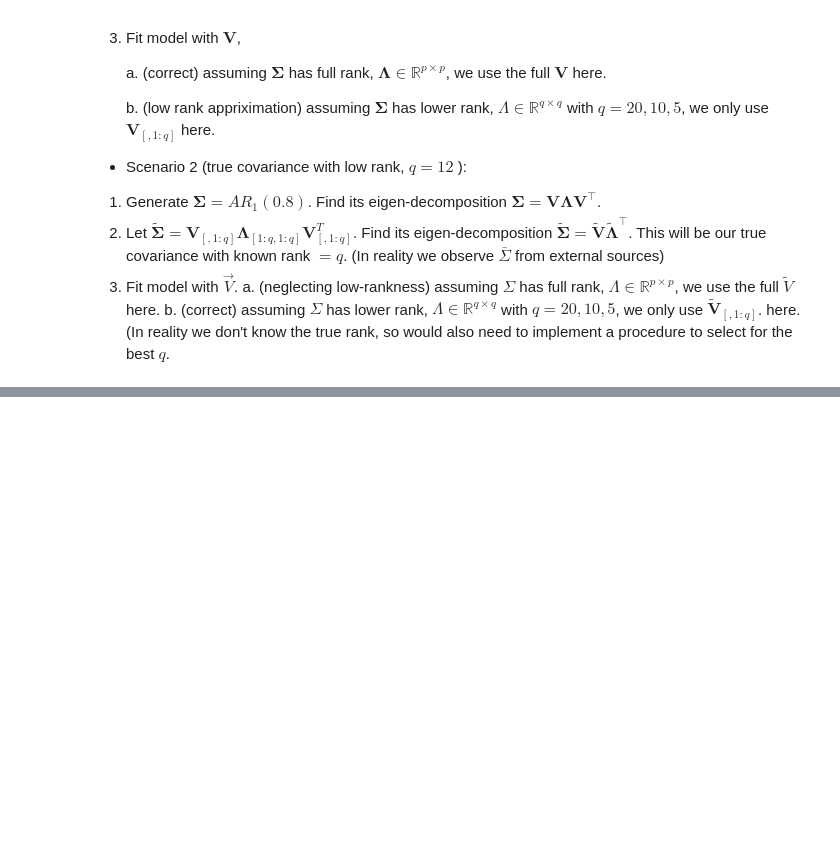
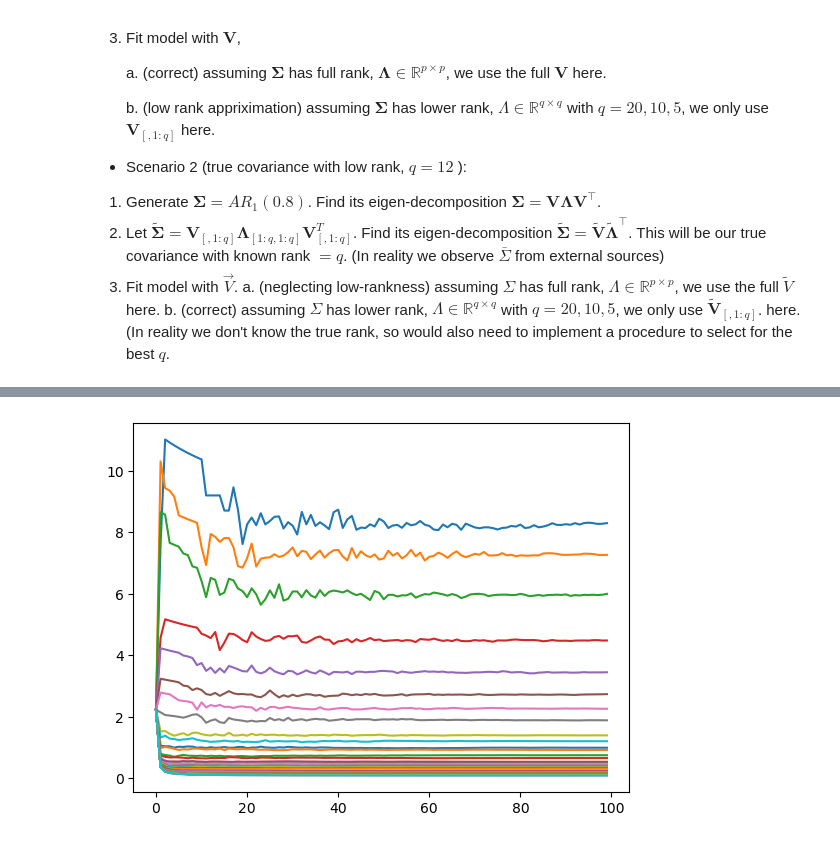
Before and after one commit to wiwh/gllvmprime, a Jupyter notebook: low_rank_MPLN/low_rank_MPLN.ipynb, the cells around one changed output, grey strips where cells are left out. Saved outputs shown, nothing was run; the diff lists cells and outputs as text; code cells hidden in the pictures; blank space fills up the shorter version.

```diff
--- a/low_rank_MPLN/low_rank_MPLN.ipynb
+++ b/low_rank_MPLN/low_rank_MPLN.ipynb
@@ -424,0 +138,6 @@ plt.plot(fit['A_hist'])
+# %%
+# Plot the values of A (1 every 10 iterations)
+
+_ = plt.plot(np.exp(fit['A_hist']))
+# %% [output]
+[figure, added]
```
Also changed, not shown: parts of 37 cells of this notebook, 12 other files.
